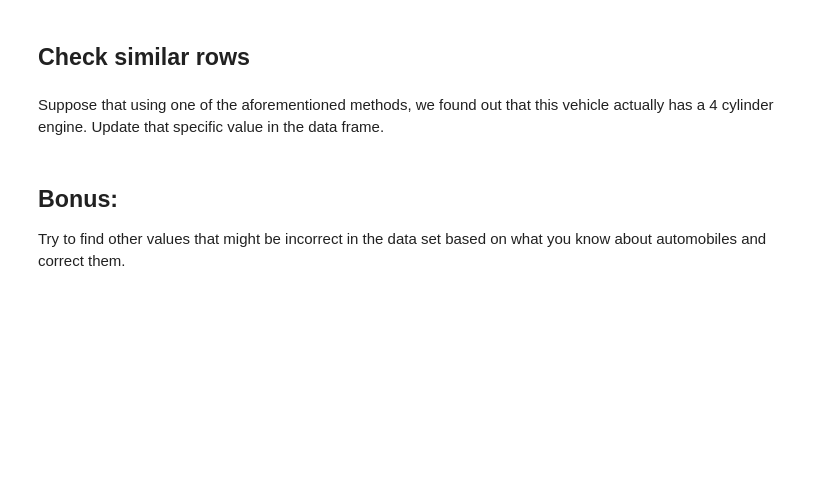
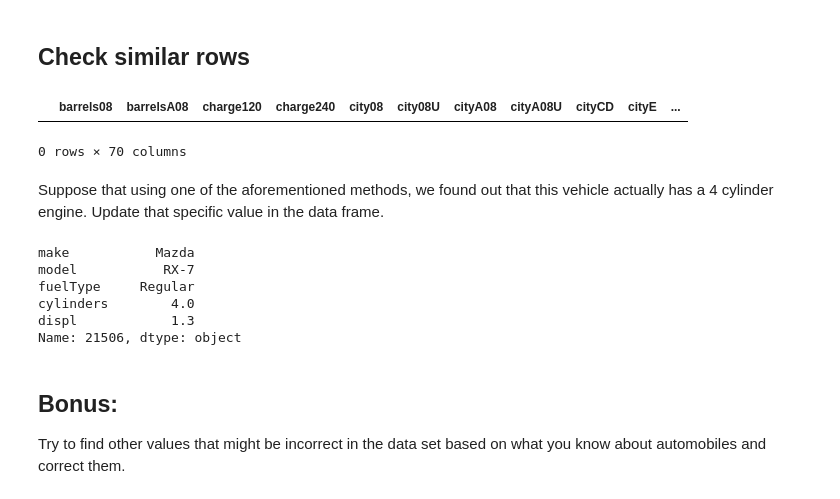
Before and after one commit to Ironhack-Data-Madrid-Octubre-2023/2.4-lab_data_cleaning, a Jupyter notebook: your-code/main.ipynb, the cells around one changed output. Saved outputs shown, nothing was run; the diff lists cells and outputs as text; code cells hidden in the pictures; blank space fills up the shorter version.

```diff
--- a/your-code/main.ipynb
+++ b/your-code/main.ipynb
@@ -213,5 +228,10 @@ The way we would correct this would be to either perform some domain research or
 ## Check similar rows
 # %%
 #your code
+
+data[data.duplicated() == True]
+# %% [output]
+|  | barrels08 | barrelsA08 | charge120 | charge240 | city08 | city08U | cityA08 | cityA08U | cityCD | cityE | ... |
+0 rows × 70 columns
 # %% [markdown]
 Suppose that using one of the aforementioned methods, we found out that this vehicle actually has a 4 cylinder engine. Update that specific value in the data frame.
@@ -220,3 +238,16 @@ Suppose that using one of the aforementioned methods, we found out that this veh
+# %%
+#your code:
+
+data.loc[21506, 'cylinders'] = 4
+
+data.loc[21506,['make', 'model', 'fuelType', 'cylinders', 'displ']]
+# %% [output]
+make           Mazda
+model           RX-7
+fuelType     Regular
+cylinders        4.0
+displ            1.3
+Name: 21506, dtype: object
 # %% [markdown]
 ## Bonus:
  Try to find other values that might be incorrect in the data set based on what you know about automobiles and correct them.
```
Also changed, not shown: parts of 7 cells of this notebook.
